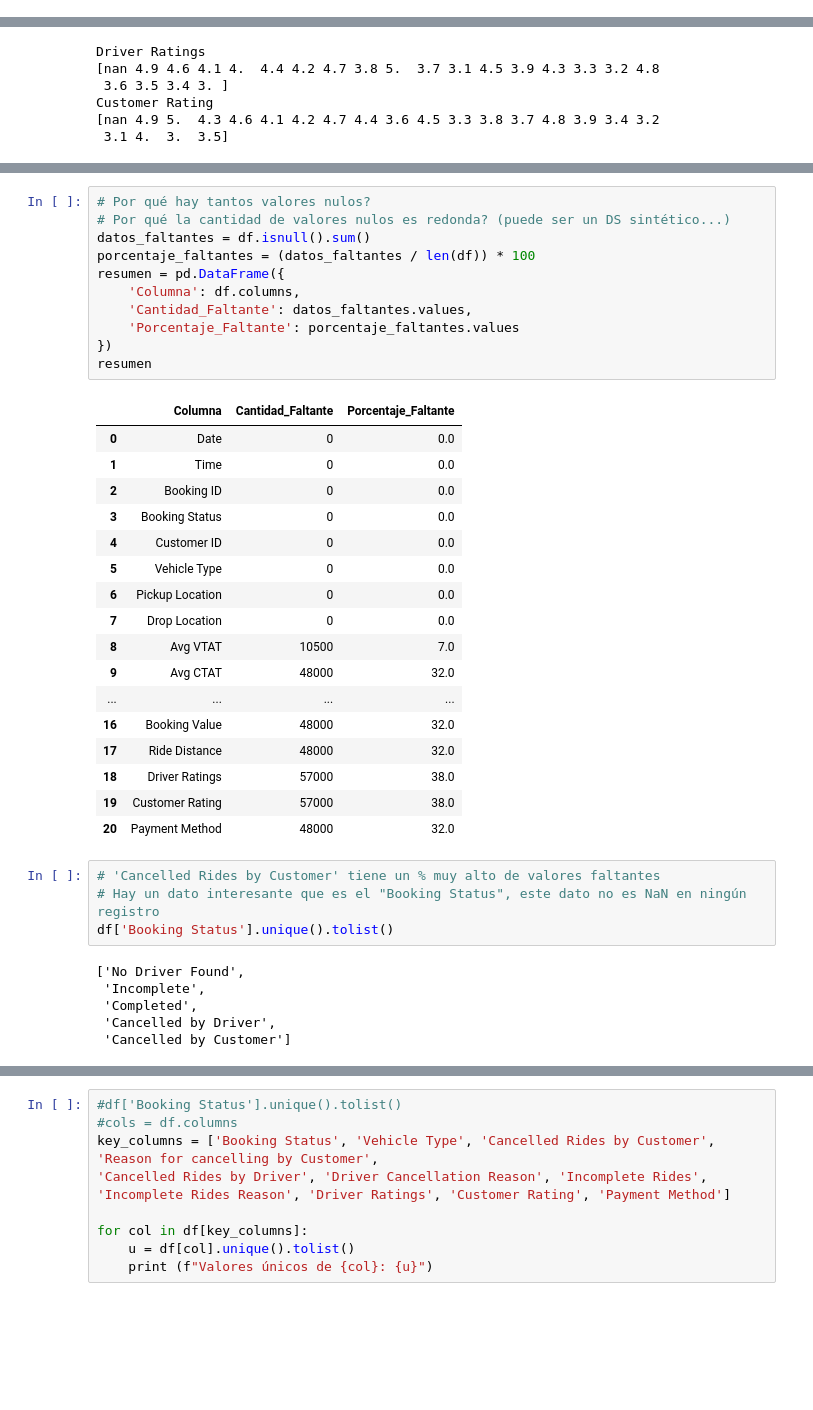
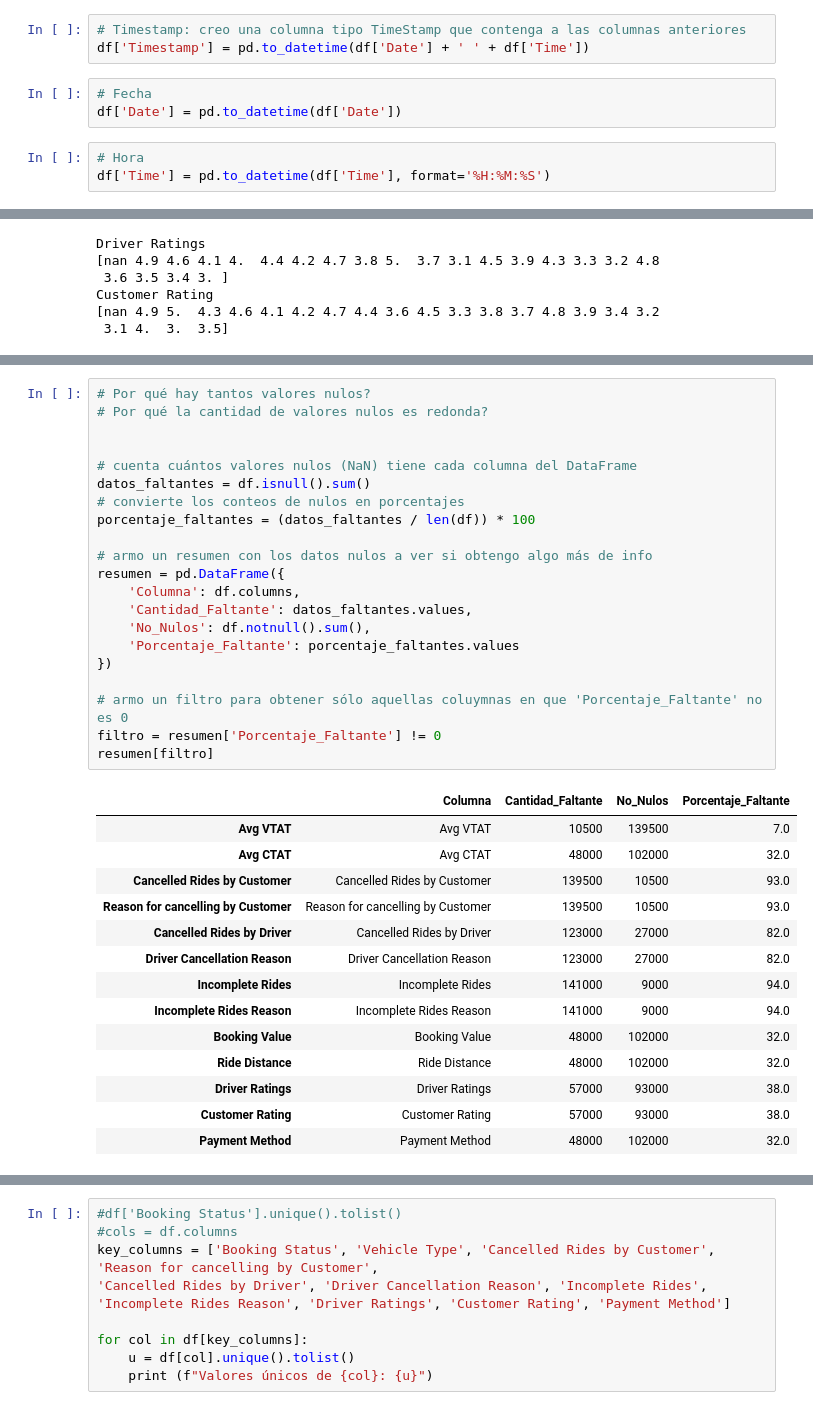
Before and after one commit to matiasobregon/diplo-ia_up_tp1, a Jupyter notebook: tp1.ipynb, the cells around one changed output, grey strips where cells are left out. Saved outputs shown, nothing was run; the diff lists cells and outputs as text; blank space fills up the shorter version.

```diff
--- a/tp1.ipynb
+++ b/tp1.ipynb
@@ -139,0 +129,9 @@ plt.show
+# %%
+# Timestamp: creo una columna tipo TimeStamp que contenga a las columnas anteriores
+df['Timestamp'] = pd.to_datetime(df['Date'] + ' ' + df['Time'])
+# %%
+# Fecha
+df['Date'] = pd.to_datetime(df['Date'])
+# %%
+# Hora
+df['Time'] = pd.to_datetime(df['Time'], format='%H:%M:%S')
@@ -346,40 +460,37 @@ Payment Method                        48000
 dtype: int64
 # %%
 # Por qué hay tantos valores nulos?
-# Por qué la cantidad de valores nulos es redonda? (puede ser un DS sintético...)
+# Por qué la cantidad de valores nulos es redonda?
+
+
+# cuenta cuántos valores nulos (NaN) tiene cada columna del DataFrame
 datos_faltantes = df.isnull().sum()
+# convierte los conteos de nulos en porcentajes
 porcentaje_faltantes = (datos_faltantes / len(df)) * 100
+
+# armo un resumen con los datos nulos a ver si obtengo algo más de info
 resumen = pd.DataFrame({
     'Columna': df.columns,
     'Cantidad_Faltante': datos_faltantes.values,
+    'No_Nulos': df.notnull().sum(),
     'Porcentaje_Faltante': porcentaje_faltantes.values
 })
-resumen
+
+# armo un filtro para obtener sólo aquellas coluymnas en que 'Porcentaje_Faltante' no es 0
+filtro = resumen['Porcentaje_Faltante'] != 0
+resumen[filtro]
 # %% [output]
-|  | Columna | Cantidad_Faltante | Porcentaje_Faltante |
-| 0 | Date | 0 | 0.0 |
-| 1 | Time | 0 | 0.0 |
-| 2 | Booking ID | 0 | 0.0 |
-| 3 | Booking Status | 0 | 0.0 |
-| 4 | Customer ID | 0 | 0.0 |
-| 5 | Vehicle Type | 0 | 0.0 |
-| 6 | Pickup Location | 0 | 0.0 |
-| 7 | Drop Location | 0 | 0.0 |
-| 8 | Avg VTAT | 10500 | 7.0 |
-| 9 | Avg CTAT | 48000 | 32.0 |
-| ... | ... | ... | ... |
-| 16 | Booking Value | 48000 | 32.0 |
-| 17 | Ride Distance | 48000 | 32.0 |
-| 18 | Driver Ratings | 57000 | 38.0 |
-| 19 | Customer Rating | 57000 | 38.0 |
-| 20 | Payment Method | 48000 | 32.0 |
+|  | Columna | Cantidad_Faltante | No_Nulos | Porcentaje_Faltante |
+| Avg VTAT | Avg VTAT | 10500 | 139500 | 7.0 |
+| Avg CTAT | Avg CTAT | 48000 | 102000 | 32.0 |
+| Cancelled Rides by Customer | Cancelled Rides by Customer | 139500 | 10500 | 93.0 |
+| Reason for cancelling by Customer | Reason for cancelling by Customer | 139500 | 10500 | 93.0 |
+| Cancelled Rides by Driver | Cancelled Rides by Driver | 123000 | 27000 | 82.0 |
+| Driver Cancellation Reason | Driver Cancellation Reason | 123000 | 27000 | 82.0 |
+| Incomplete Rides | Incomplete Rides | 141000 | 9000 | 94.0 |
+| Incomplete Rides Reason | Incomplete Rides Reason | 141000 | 9000 | 94.0 |
+| Booking Value | Booking Value | 48000 | 102000 | 32.0 |
+| Ride Distance | Ride Distance | 48000 | 102000 | 32.0 |
+| Driver Ratings | Driver Ratings | 57000 | 93000 | 38.0 |
+| Customer Rating | Customer Rating | 57000 | 93000 | 38.0 |
+| Payment Method | Payment Method | 48000 | 102000 | 32.0 |
-# %%
-# 'Cancelled Rides by Customer' tiene un % muy alto de valores faltantes
-# Hay un dato interesante que es el "Booking Status", este dato no es NaN en ningún registro
-df['Booking Status'].unique().tolist()
-# %% [output]
-['No Driver Found',
- 'Incomplete',
- 'Completed',
- 'Cancelled by Driver',
- 'Cancelled by Customer']
```
Also changed, not shown: parts of 46 cells of this notebook.
